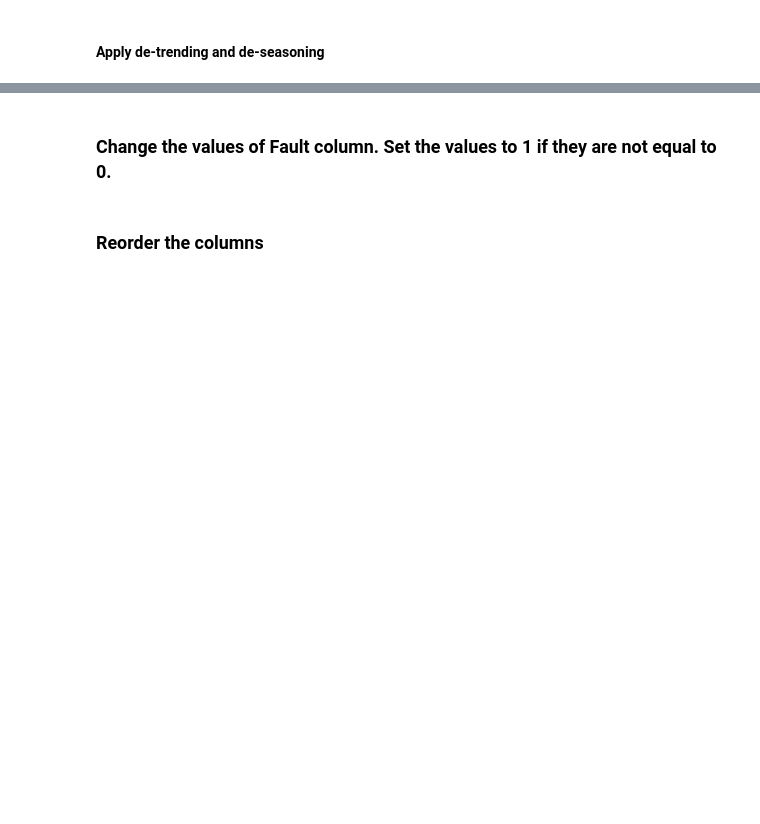
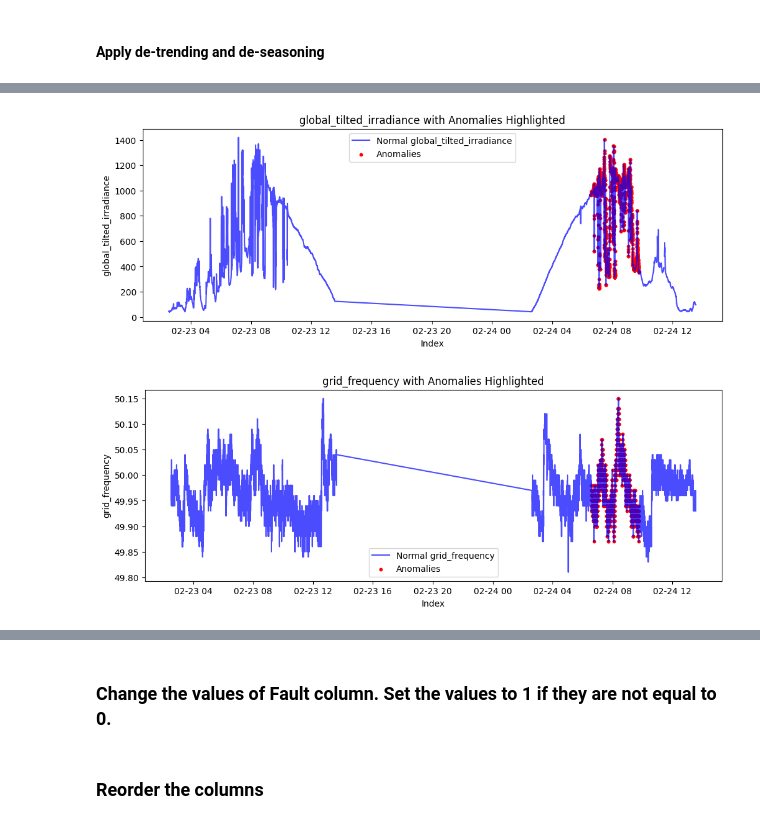
Before and after one commit to AzizjonKasimov/anomaly_detection_development, a Jupyter notebook: GNNAD/preprocess_data_short/prepare_labeled_data.ipynb, the cells around one changed output, grey strips where cells are left out. Saved outputs shown, nothing was run; the diff lists cells and outputs as text; code cells hidden in the pictures; blank space fills up the shorter version.

```diff
--- a/GNNAD/preprocess_data_short/prepare_labeled_data.ipynb
+++ b/GNNAD/preprocess_data_short/prepare_labeled_data.ipynb
@@ -215,0 +114,11 @@ KPSS statistic for grid_frequency: 0.666883785552964, p-value: 0.016556019495185
+# %%
+feature = 'global_tilted_irradiance'
+feature_2 = 'grid_frequency'
+start_date = '2022-02-23'
+end_date = pd.to_datetime(start_date) + pd.Timedelta(days=2)
+
+plot_feature_with_anomalies(df[start_date:end_date], feature)
+plot_feature_with_anomalies(df[start_date:end_date], feature_2)
+# %% [output]
+[figure, added]
+[figure, added]
```
Also changed, not shown: parts of 23 cells of this notebook, 7 other files.
